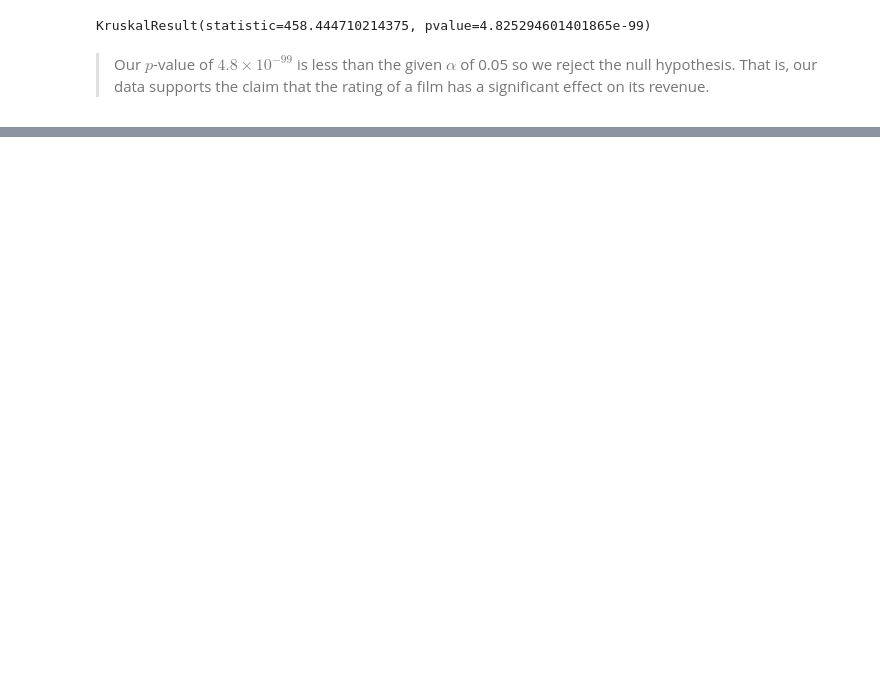
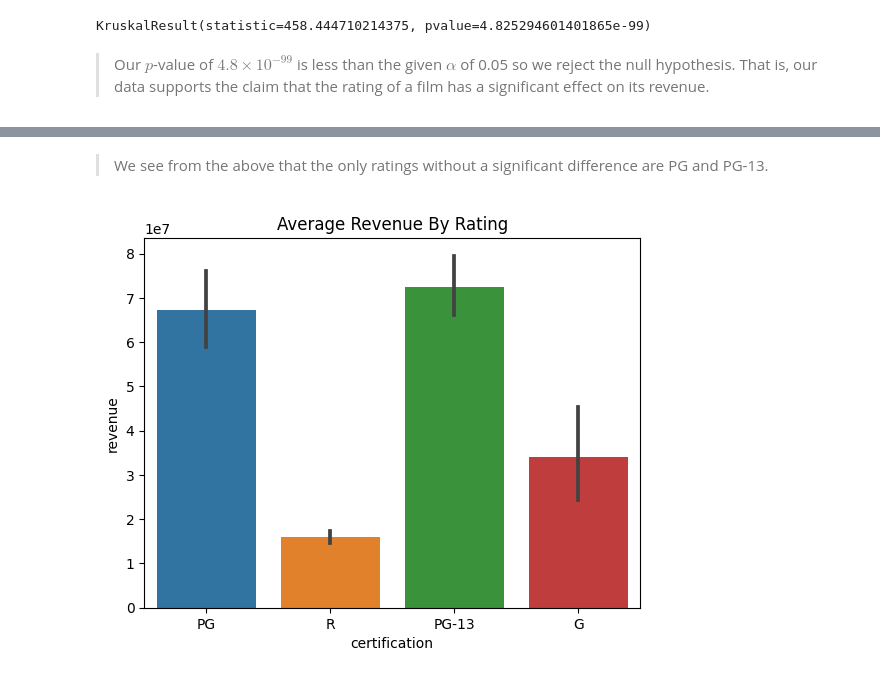
Before and after one commit to mvince33/imdb_predictions, a Jupyter notebook: hypothesis_test.ipynb, the cells around one changed output, grey strips where cells are left out. Drawn from its saved outputs; the diff is of its cells as text; code cells hidden in the pictures; blank space fills up the shorter version.

Commit message:
Added the two remaining hypothesis tests.

```diff
--- a/hypothesis_test.ipynb
+++ b/hypothesis_test.ipynb
@@ -134,4 +134,17 @@ KruskalResult(statistic=458.444710214375, pvalue=4.825294601401865e-99)
 # %% [markdown]
 > Our $p$-value of $4.8 \times 10^{-99}$ is less than the given $\alpha$ of 0.05 so we reject the null hypothesis. That is, our data supports the claim that the rating of a film has a significant effect on its revenue.
 # %%
-#
+# Perform a pairwise Tukey test
+
+# Get a data frame with only g, pg, pg-13, and r ratings
+filter = (df['certification'] == 'G') | (df['certification'] == 'PG') |\
+(df['certification'] == 'PG-13') | (df['certification'] == 'R')
+filtered_df = df.loc[filter, ['revenue', 'certification']]
+
+# Set the values and labels
+values = filtered_df['revenue']
+labels = filtered_df['certification']
+
+# Perform the test
+results = pairwise_tukeyhsd(values, labels)
+results.summary()
@@ -137,0 +160,8 @@ KruskalResult(statistic=458.444710214375, pvalue=4.825294601401865e-99)
+# %% [markdown]
+> We see from the above that the only ratings without a significant difference are PG and PG-13.
+# %%
+# Make a visualization illustrating the result.
+sns.barplot(data = filtered_df, x = 'certification', y = 'revenue');
+plt.title('Average Revenue By Rating');
+# %% [output]
+[figure, added]
```
Also changed, not shown: parts of 32 cells of this notebook.
